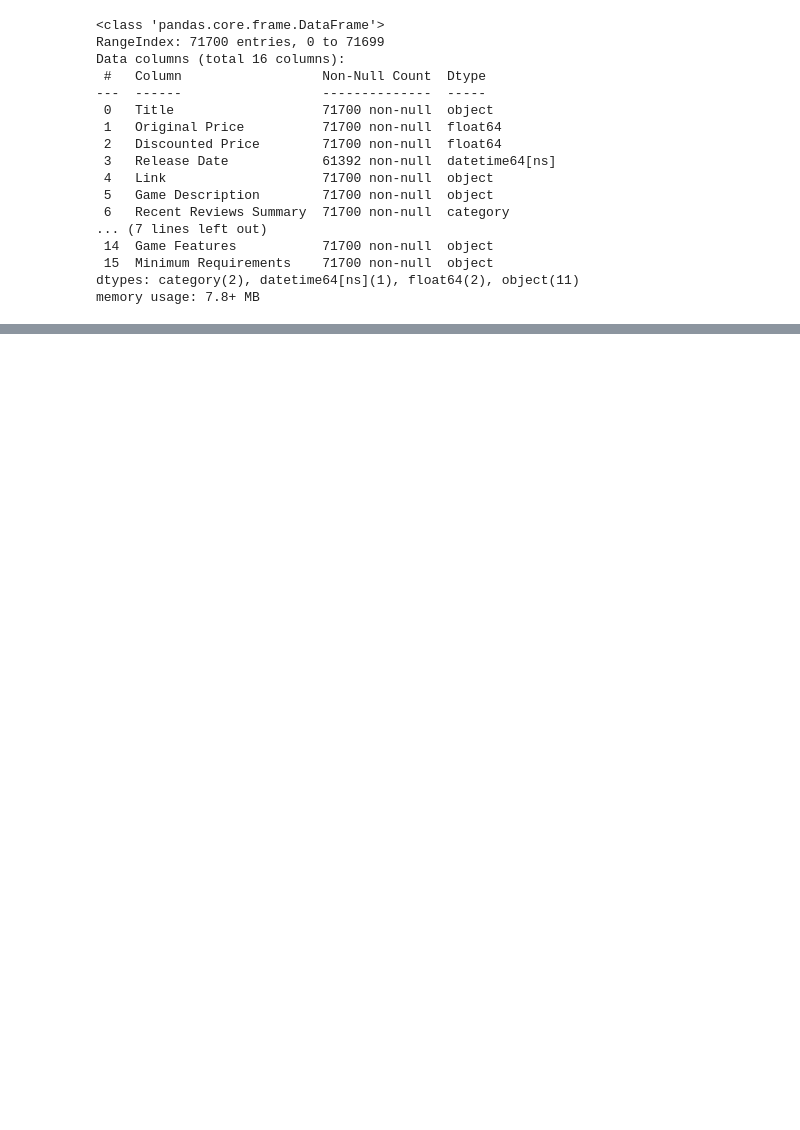
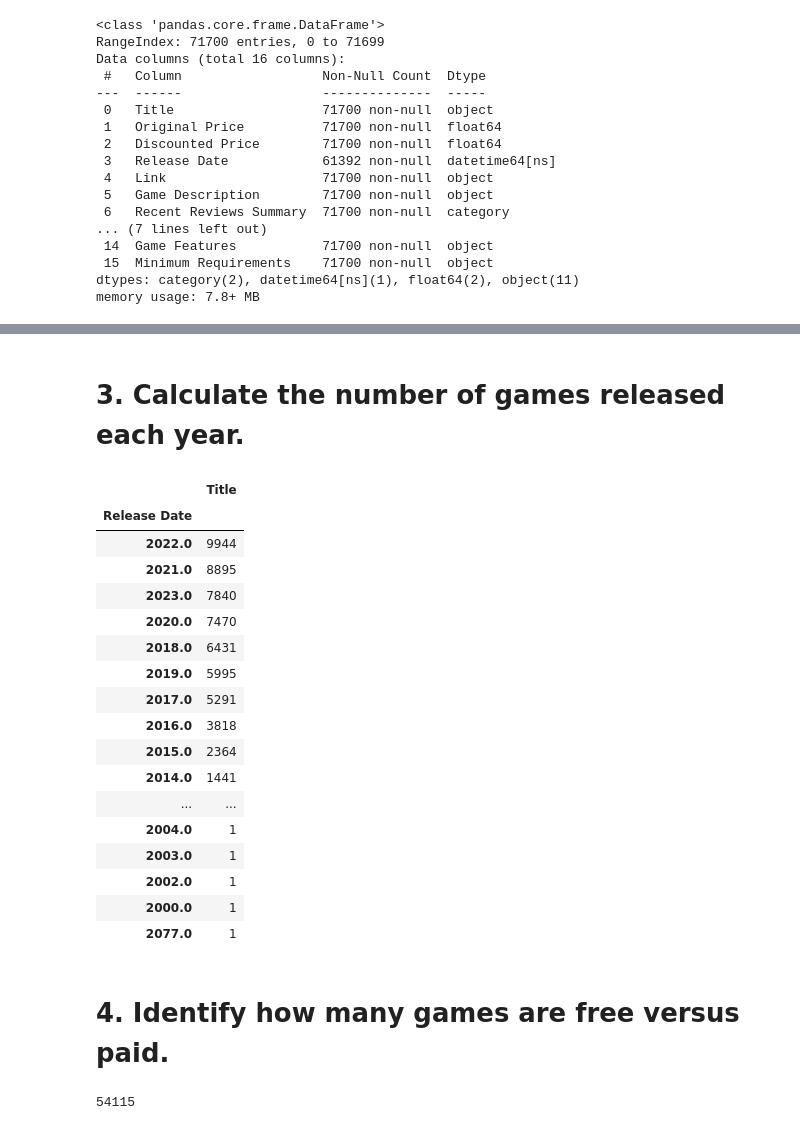
Before and after one commit to ZygimantasB/pandas_training, a Jupyter notebook: Games_analysis/steam_games_dataset.ipynb, the cells around one changed output, grey strips where cells are left out. Saved outputs shown, nothing was run; the diff lists cells and outputs as text; code cells hidden in the pictures; blank space fills up the shorter version.

```diff
--- a/Games_analysis/steam_games_dataset.ipynb
+++ b/Games_analysis/steam_games_dataset.ipynb
@@ -96,0 +113,35 @@ memory usage: 7.8+ MB
+# %% [markdown]
+# 3. Calculate the number of games released each year.
+# %%
+year = steam_data['Release Date'].dt.year
+
+steam_data.groupby(year).agg(
+  {'Title': 'count'}
+).sort_values(by='Title', ascending=False)
+# %% [output]
+|  | Title |
+| Release Date |  |
+| 2022.0 | 9944 |
+| 2021.0 | 8895 |
+| 2023.0 | 7840 |
+| 2020.0 | 7470 |
+| 2018.0 | 6431 |
+| 2019.0 | 5995 |
+| 2017.0 | 5291 |
+| 2016.0 | 3818 |
+| 2015.0 | 2364 |
+| 2014.0 | 1441 |
+| ... | ... |
+| 2004.0 | 1 |
+| 2003.0 | 1 |
+| 2002.0 | 1 |
+| 2000.0 | 1 |
+| 2077.0 | 1 |
+# %% [markdown]
+# 4. Identify how many games are free versus paid.
+# %%
+free_games = len(steam_data[steam_data['Original Price'] == 0]) # 17585
+paid_games = len(steam_data[~(steam_data['Original Price'] == 0)]) # 54115
+paid_games
+# %% [output]
+54115
```
Also changed, not shown: parts of 15 cells of this notebook.
